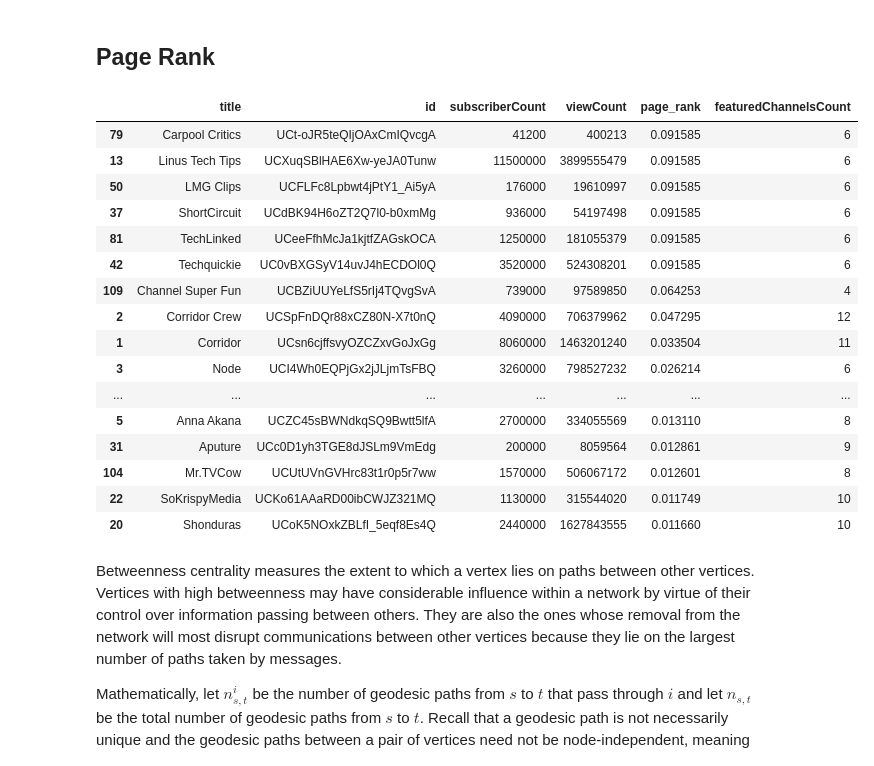
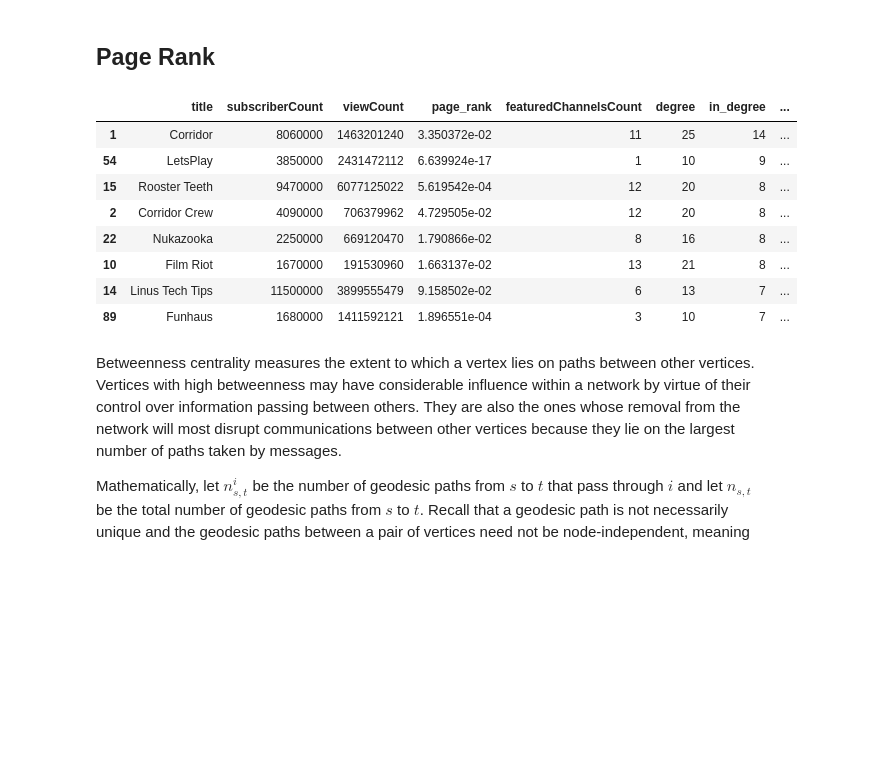
Before and after one commit to DanOvad/youtube-channel-analysis, a Jupyter notebook: youtube_data.ipynb, the cells around one changed output. Saved outputs shown, nothing was run; the diff lists cells and outputs as text; code cells hidden in the pictures; blank space fills up the shorter version.

```diff
--- a/youtube_data.ipynb
+++ b/youtube_data.ipynb
@@ -115,26 +115,31 @@ PAGE_RANK_VECTOR = network_graphs.simple_page_rank(G)
+# %%
+page_rank_series = pd.Series(data = network_graphs.simple_page_rank(G), index = list(G.nodes().keys()))
+DF['page_rank'] = DF['id'].map(lambda x:page_rank_series[x])
+
+betweenness_dict = nx.betweenness_centrality(G)
+DF['betweenness_centrality'] = DF['id'].map(lambda x:betweenness_dict[x])
+
+in_degree_centrality_dict = nx.in_degree_centrality(G)
+DF['in_degree_centrality'] = DF['id'].map(lambda x:in_degree_centrality_dict[x])
+
+in_degree_dict = {node:G.in_degree()[node] for node in G.nodes()}
+DF['in_degree'] = DF['id'].map(lambda x:in_degree_dict[x])
 # %%
-page_rank_series = pd.Series(data = PAGE_RANK_VECTOR, index = list(G.nodes().keys()))
-DF['page_rank'] = DF['id'].map(lambda x:page_rank_series[x])
+degree_dict = {node:G.degree()[node] for node in G.nodes()}
+DF['degree'] = DF['id'].map(lambda x:degree_dict[x])
 # %%
-DF[['title','id','subscriberCount','viewCount','page_rank','featuredChannelsCount']].sort_values('page_rank', ascending=False).head(20)
+DF[['title','subscriberCount','viewCount','page_rank','featuredChannelsCount','degree','in_degree','betweenness_centrality','in_degree_centrality']].sort_values(
+    'in_degree_centrality', ascending=False).head(8)
 # %% [output]
-|  | title | id | subscriberCount | viewCount | page_rank | featuredChannelsCount |
-| 79 | Carpool Critics | UCt-oJR5teQIjOAxCmIQvcgA | 41200 | 400213 | 0.091585 | 6 |
-| 13 | Linus Tech Tips | UCXuqSBlHAE6Xw-yeJA0Tunw | 11500000 | 3899555479 | 0.091585 | 6 |
-| 50 | LMG Clips | UCFLFc8Lpbwt4jPtY1_Ai5yA | 176000 | 19610997 | 0.091585 | 6 |
-| 37 | ShortCircuit | UCdBK94H6oZT2Q7l0-b0xmMg | 936000 | 54197498 | 0.091585 | 6 |
-| 81 | TechLinked | UCeeFfhMcJa1kjtfZAGskOCA | 1250000 | 181055379 | 0.091585 | 6 |
-| 42 | Techquickie | UC0vBXGSyV14uvJ4hECDOl0Q | 3520000 | 524308201 | 0.091585 | 6 |
-| 109 | Channel Super Fun | UCBZiUUYeLfS5rIj4TQvgSvA | 739000 | 97589850 | 0.064253 | 4 |
-| 2 | Corridor Crew | UCSpFnDQr88xCZ80N-X7t0nQ | 4090000 | 706379962 | 0.047295 | 12 |
-| 1 | Corridor | UCsn6cjffsvyOZCZxvGoJxGg | 8060000 | 1463201240 | 0.033504 | 11 |
-| 3 | Node | UCI4Wh0EQPjGx2jJLjmTsFBQ | 3260000 | 798527232 | 0.026214 | 6 |
-| ... | ... | ... | ... | ... | ... | ... |
-| 5 | Anna Akana | UCZC45sBWNdkqSQ9Bwtt5lfA | 2700000 | 334055569 | 0.013110 | 8 |
-| 31 | Aputure | UCc0D1yh3TGE8dJSLm9VmEdg | 200000 | 8059564 | 0.012861 | 9 |
-| 104 | Mr.TVCow | UCUtUVnGVHrc83t1r0p5r7ww | 1570000 | 506067172 | 0.012601 | 8 |
-| 22 | SoKrispyMedia | UCKo61AAaRD00ibCWJZ321MQ | 1130000 | 315544020 | 0.011749 | 10 |
-| 20 | Shonduras | UCoK5NOxkZBLfI_5eqf8Es4Q | 2440000 | 1627843555 | 0.011660 | 10 |
+|  | title | subscriberCount | viewCount | page_rank | featuredChannelsCount | degree | in_degree | ... |
+| 1 | Corridor | 8060000 | 1463201240 | 3.350372e-02 | 11 | 25 | 14 | ... |
+| 54 | LetsPlay | 3850000 | 2431472112 | 6.639924e-17 | 1 | 10 | 9 | ... |
+| 15 | Rooster Teeth | 9470000 | 6077125022 | 5.619542e-04 | 12 | 20 | 8 | ... |
+| 2 | Corridor Crew | 4090000 | 706379962 | 4.729505e-02 | 12 | 20 | 8 | ... |
+| 22 | Nukazooka | 2250000 | 669120470 | 1.790866e-02 | 8 | 16 | 8 | ... |
+| 10 | Film Riot | 1670000 | 191530960 | 1.663137e-02 | 13 | 21 | 8 | ... |
+| 14 | Linus Tech Tips | 11500000 | 3899555479 | 9.158502e-02 | 6 | 13 | 7 | ... |
+| 89 | Funhaus | 1680000 | 1411592121 | 1.896551e-04 | 3 | 10 | 7 | ... |
 # %% [markdown]
 Betweenness centrality measures the extent to which a vertex lies on paths between other vertices. Vertices with high betweenness may have considerable influence within a network by virtue of their control over information passing between others. They are also the ones whose removal from the network will most disrupt communications between other vertices because they lie on the largest number of paths taken by messages.
 
```
Also changed, not shown: parts of 9 cells of this notebook, 1 other file.
